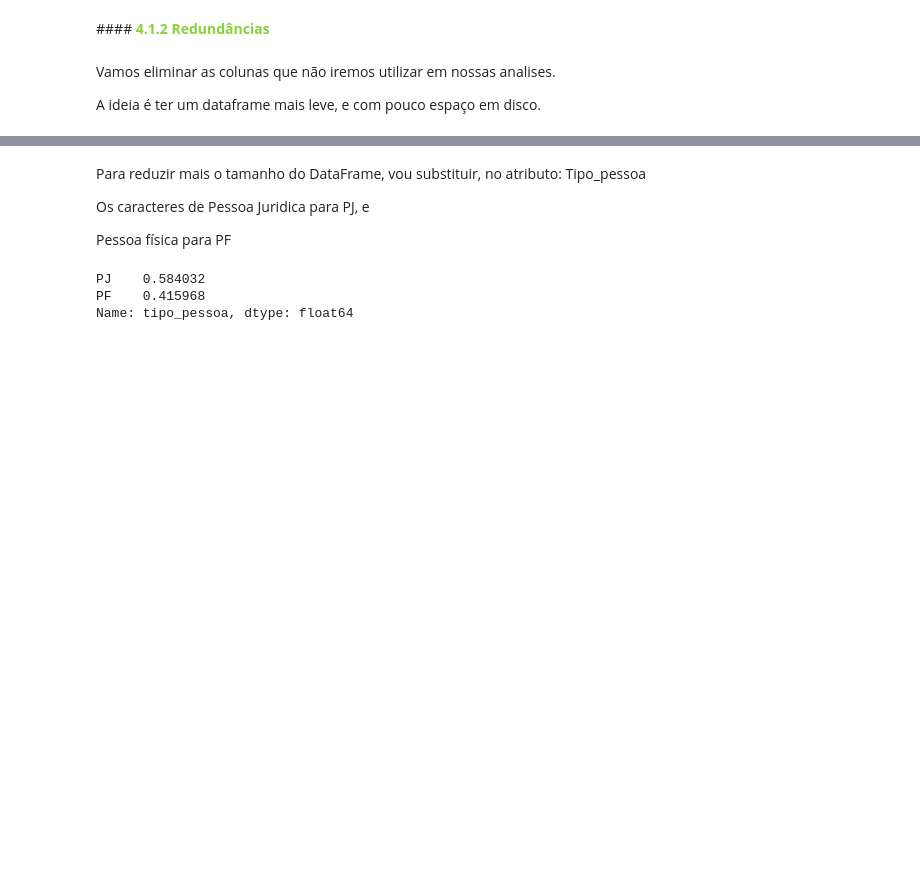
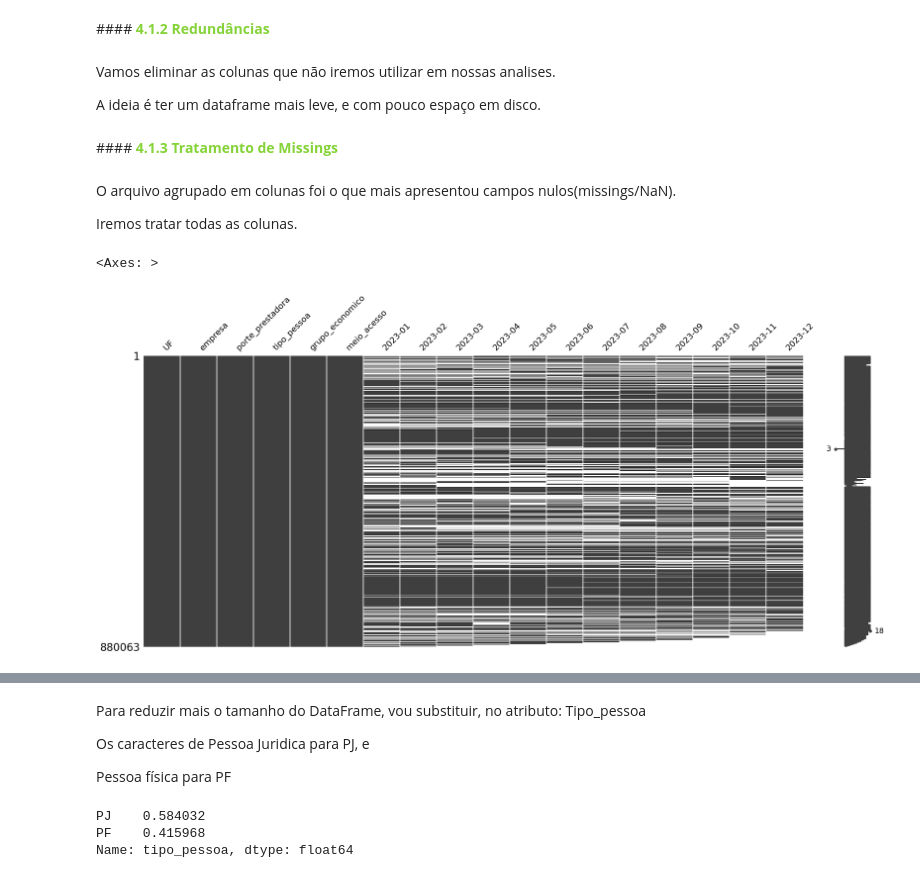
Before and after one commit to gabrielmprata/anatel, a Jupyter notebook: Anatel_PreProcessamento.ipynb, the cells around one changed output, grey strips where cells are left out. Drawn from its saved outputs; the diff is of its cells as text; code cells hidden in the pictures; blank space fills up the shorter version.

```diff
--- a/Anatel_PreProcessamento.ipynb
+++ b/Anatel_PreProcessamento.ipynb
@@ -70,0 +89,3 @@ acesso_bl_2023.head()
+# %%
+#Arquivo agrupando com os meses em colunas #executado em 4s
+acesso_bl_2023_colunas = pd.read_csv('Acessos_Banda_Larga_Fixa_2023_Colunas.zip', compression='zip', sep=';', decimal=',')
@@ -216,6 +354,21 @@ acesso_bl_2023.rename(columns={ 'Ano': 'ano',
                                 'Tipo de Produto': 'tipo_produto'
                               },
                       inplace=True)
+# %%
+#Renomeando as colunas
+acesso_bl_2023_colunas.rename(columns={ 'Ano': 'ano',
+                                'Mês': 'mes',
+                                'Grupo Econômico': 'grupo_economico',
+                                'Empresa': 'empresa',
+                                'Porte da Prestadora': 'porte_prestadora',
+                                'Município': 'municipio',
+                                'Código IBGE Município': 'codigo_ibge',
+                                'Faixa de Velocidade': 'faixa_velocidade',
+                                'Meio de Acesso': 'meio_acesso',
+                                'Tipo de Pessoa': 'tipo_pessoa',
+                                'Tipo de Produto': 'tipo_produto'
+                              },
+                      inplace=True)
 # %% [markdown]
 ####**<font color=#85d338> 4.1.2 Redundâncias**
 # %% [markdown]
@@ -231,3 +384,23 @@ acesso_bl_2023.drop(['CNPJ',
                      'Tecnologia',
                      'tipo_produto'
                      ], axis=1, inplace= True)
+# %%
+acesso_bl_2023_colunas.drop(['CNPJ',
+                     'municipio',
+                     'codigo_ibge',
+                     'faixa_velocidade',
+                     'Velocidade',
+                     'Tecnologia',
+                     'tipo_produto'
+                     ], axis=1, inplace= True)
+# %% [markdown]
+####**<font color=#85d338> 4.1.3 Tratamento de Missings**
+# %% [markdown]
+O arquivo agrupado em colunas foi o que mais apresentou campos nulos(missings/NaN).
+>
+Iremos tratar todas as colunas.
+# %%
+ms.matrix(acesso_bl_2023_colunas)
+# %% [output]
+<Axes: >
+[figure, added]
```
Also changed, not shown: parts of 24 cells of this notebook.
